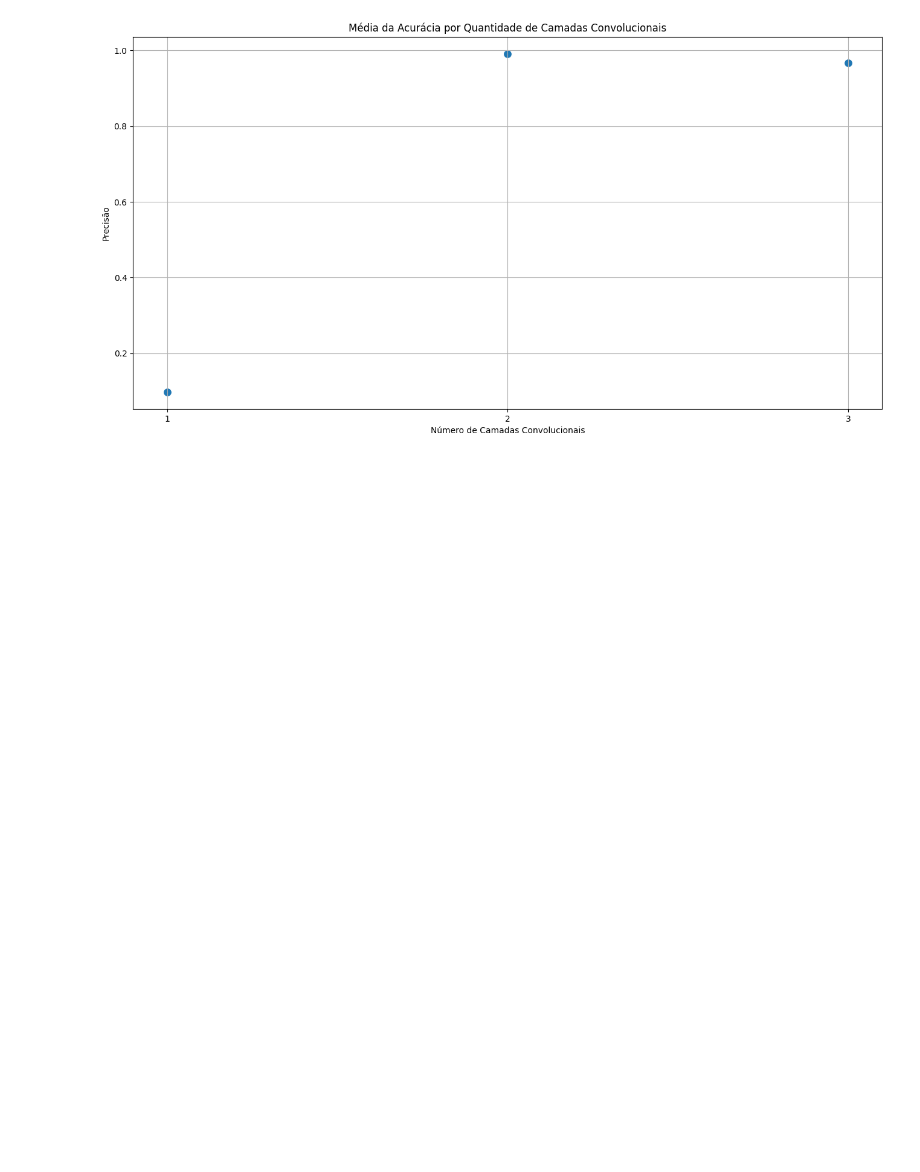
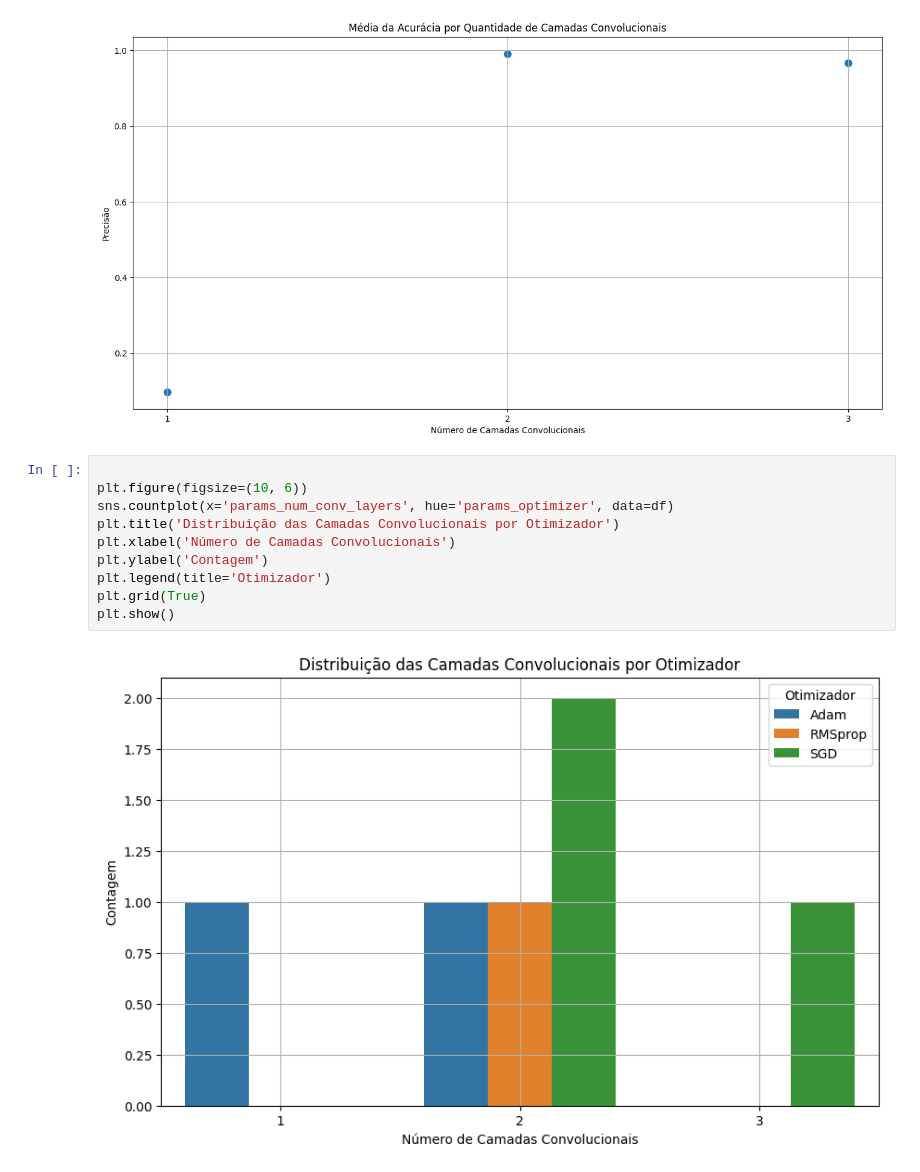
Before and after one commit to GuilhermeMaciel75/Redes_Neurais_p1, a Jupyter notebook: src/CNNPyTorch.ipynb, the cells around one changed output. Cells and saved outputs as stored; diff of their text form; blank space fills up the shorter version.

```diff
--- a/src/CNNPyTorch.ipynb
+++ b/src/CNNPyTorch.ipynb
@@ -799,3 +799,15 @@ plt.grid(True)
 plt.show()
 # %% [output]
 [figure]
+# %%
+
+plt.figure(figsize=(10, 6))
+sns.countplot(x='params_num_conv_layers', hue='params_optimizer', data=df)
+plt.title('Distribuição das Camadas Convolucionais por Otimizador')
+plt.xlabel('Número de Camadas Convolucionais')
+plt.ylabel('Contagem')
+plt.legend(title='Otimizador')
+plt.grid(True)
+plt.show()
+# %% [output]
+[figure, added]
```
Also changed, not shown: parts of 1 cell of this notebook.
